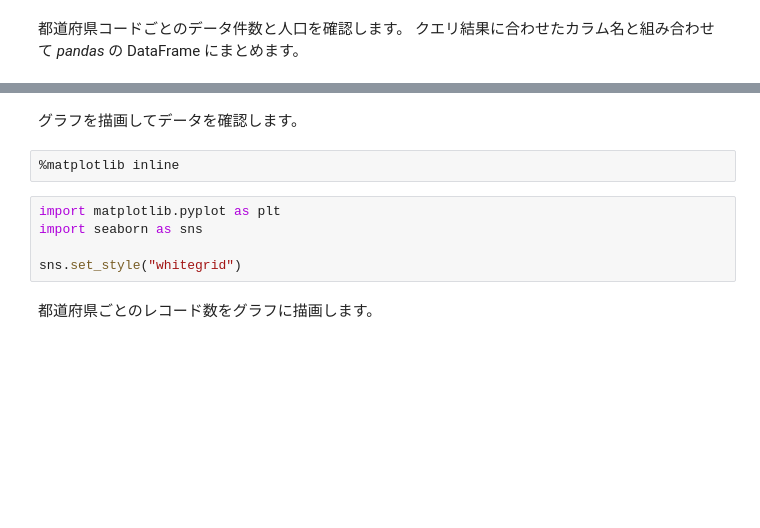
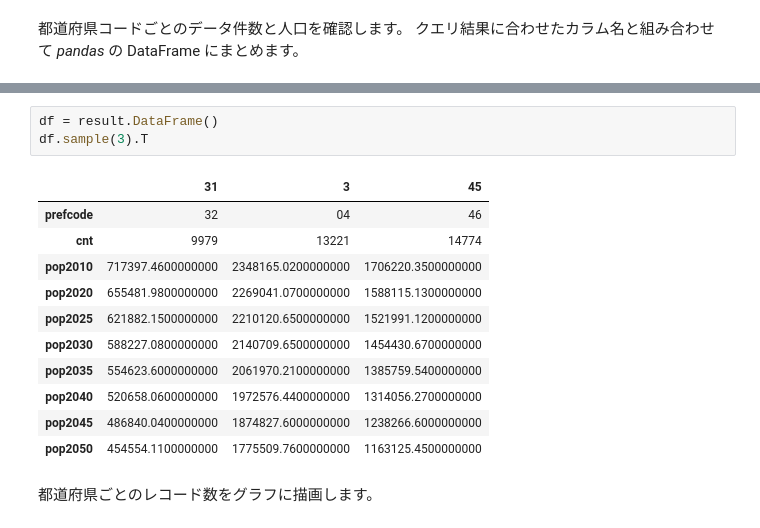
Before and after one commit to skitazaki/sandbox, a Jupyter notebook: datasets/dataset-address-jp/population-mesh/convert-m500.ipynb, the cells around one changed output, grey strips where cells are left out. Saved outputs shown, nothing was run; the diff lists cells and outputs as text; blank space fills up the shorter version.

```diff
--- a/datasets/dataset-address-jp/population-mesh/convert-m500.ipynb
+++ b/datasets/dataset-address-jp/population-mesh/convert-m500.ipynb
@@ -207,12 +101,18 @@ df
-# %% [markdown]
-グラフを描画してデータを確認します。
-# %%
-%matplotlib inline
-# %%
-import matplotlib.pyplot as plt
-import seaborn as sns
-
-sns.set_style("whitegrid")
+# %%
+df = result.DataFrame()
+df.sample(3).T
+# %% [output]
+|  | 31 | 3 | 45 |
+| prefcode | 32 | 04 | 46 |
+| cnt | 9979 | 13221 | 14774 |
+| pop2010 | 717397.4600000000 | 2348165.0200000000 | 1706220.3500000000 |
+| pop2020 | 655481.9800000000 | 2269041.0700000000 | 1588115.1300000000 |
+| pop2025 | 621882.1500000000 | 2210120.6500000000 | 1521991.1200000000 |
+| pop2030 | 588227.0800000000 | 2140709.6500000000 | 1454430.6700000000 |
+| pop2035 | 554623.6000000000 | 2061970.2100000000 | 1385759.5400000000 |
+| pop2040 | 520658.0600000000 | 1972576.4400000000 | 1314056.2700000000 |
+| pop2045 | 486840.0400000000 | 1874827.6000000000 | 1238266.6000000000 |
+| pop2050 | 454554.1100000000 | 1775509.7600000000 | 1163125.4500000000 |
 # %% [markdown]
 都道府県ごとのレコード数をグラフに描画します。
 # %%
```
Also changed, not shown: parts of 36 cells of this notebook, 6 other files.
